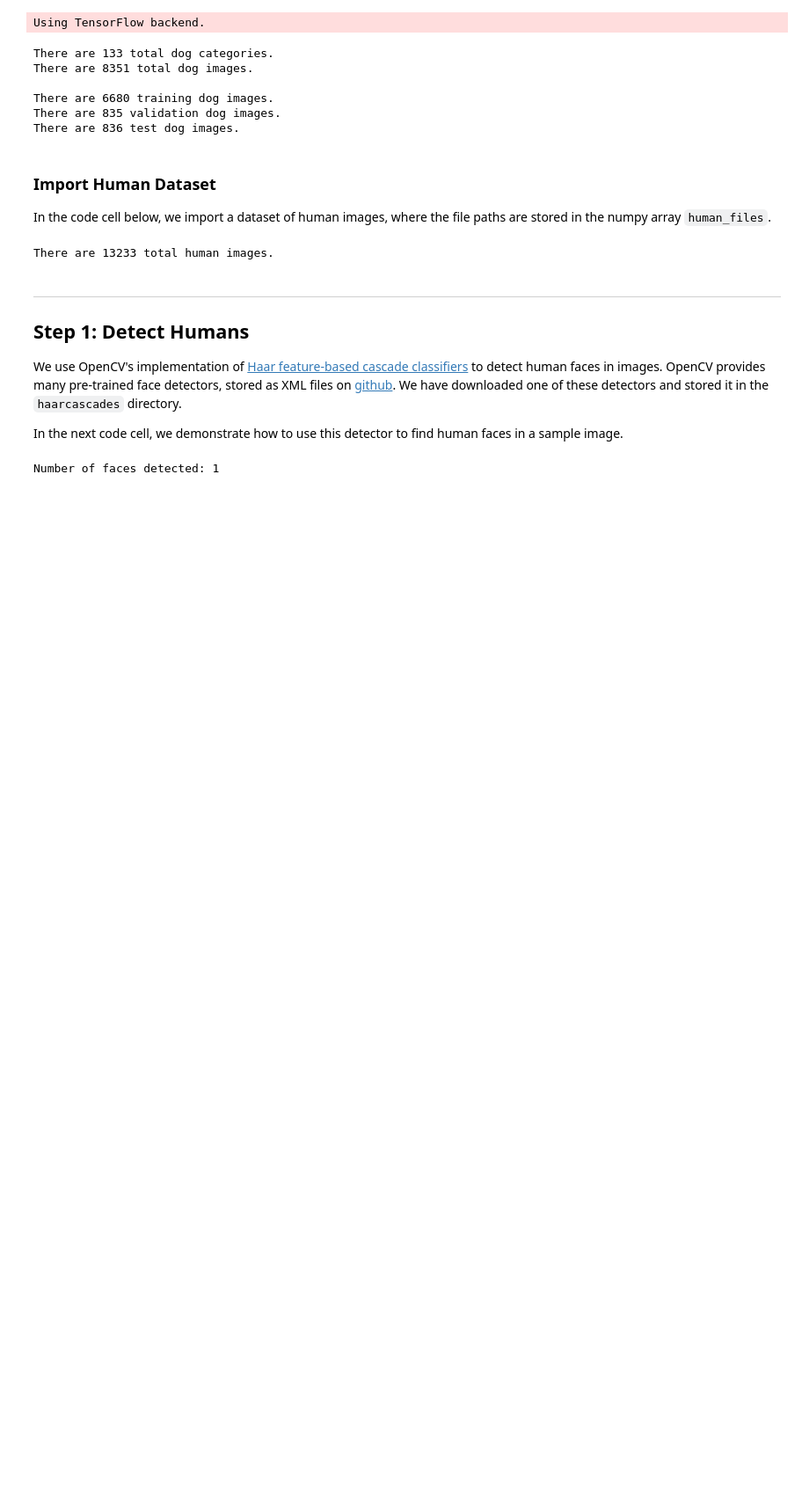
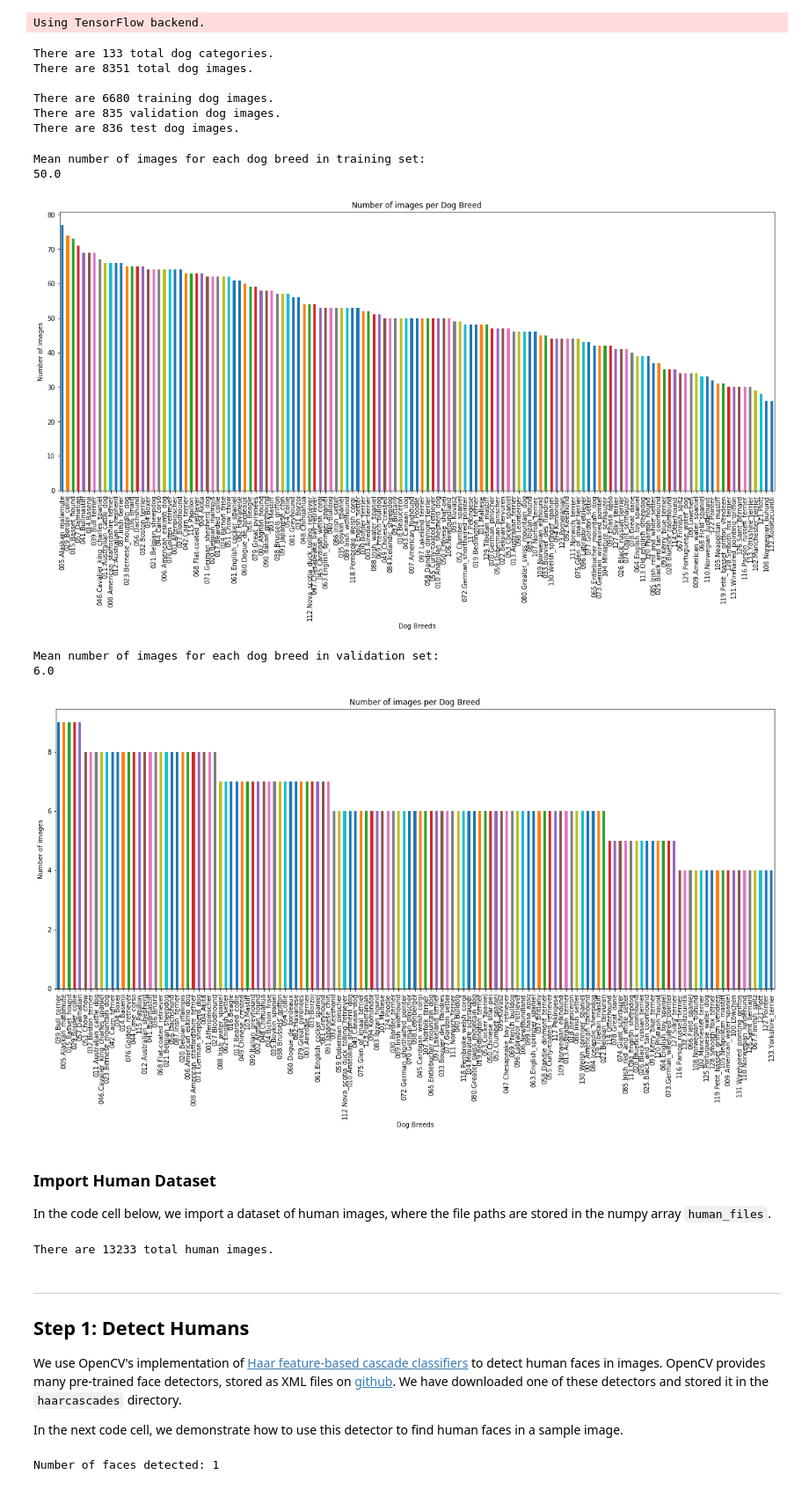
Before and after one commit to AnkurKumar77/Dog-breed-classifier, a Jupyter notebook: dog_app.ipynb, the cells around one changed output. Shown at 88% size. Saved outputs shown, nothing was run; the diff lists cells and outputs as text; code cells hidden in the pictures; blank space fills up the shorter version.

```diff
--- a/dog_app.ipynb
+++ b/dog_app.ipynb
@@ -91,6 +91,42 @@ There are 8351 total dog images.
 There are 6680 training dog images.
 There are 835 validation dog images.
 There are 836 test dog images.
+# %%
+import pandas as pd
+
+df_train=pd.DataFrame()
+df_train["files"]=[x.split('/')[-2] for x in train_files]
+df_valid=pd.DataFrame()
+df_valid["files"]=[x.split('/')[-2] for x in valid_files]
+# %%
+import matplotlib.pyplot as plt
+
+plt.figure(figsize=(20,8))
+breed_counts_train=df_train.files.value_counts()
+f=breed_counts_train.plot(kind="bar")
+plt.title("Number of images per Dog Breed")
+plt.xlabel("Dog Breeds")
+plt.ylabel("Number of images")
+print(f"Mean number of images for each dog breed in training set:\n{round(breed_counts_train.mean())}")
+
+plt.show()
+
+plt.figure(figsize=(20,8))
+breed_counts_valid=df_valid.files.value_counts()
+f=breed_counts_valid.plot(kind="bar")
+plt.title("Number of images per Dog Breed")
+plt.xlabel("Dog Breeds")
+plt.ylabel("Number of images")
+print(f"Mean number of images for each dog breed in validation set:\n{round(breed_counts_valid.mean())}")
+
+plt.show()
+# %% [output]
+Mean number of images for each dog breed in training set:
+50.0
+[figure, added]
+Mean number of images for each dog breed in validation set:
+6.0
+[figure, added]
 # %% [markdown]
 ### Import Human Dataset
 
```
Also changed, not shown: parts of 1 cell of this notebook, 2 other files.
